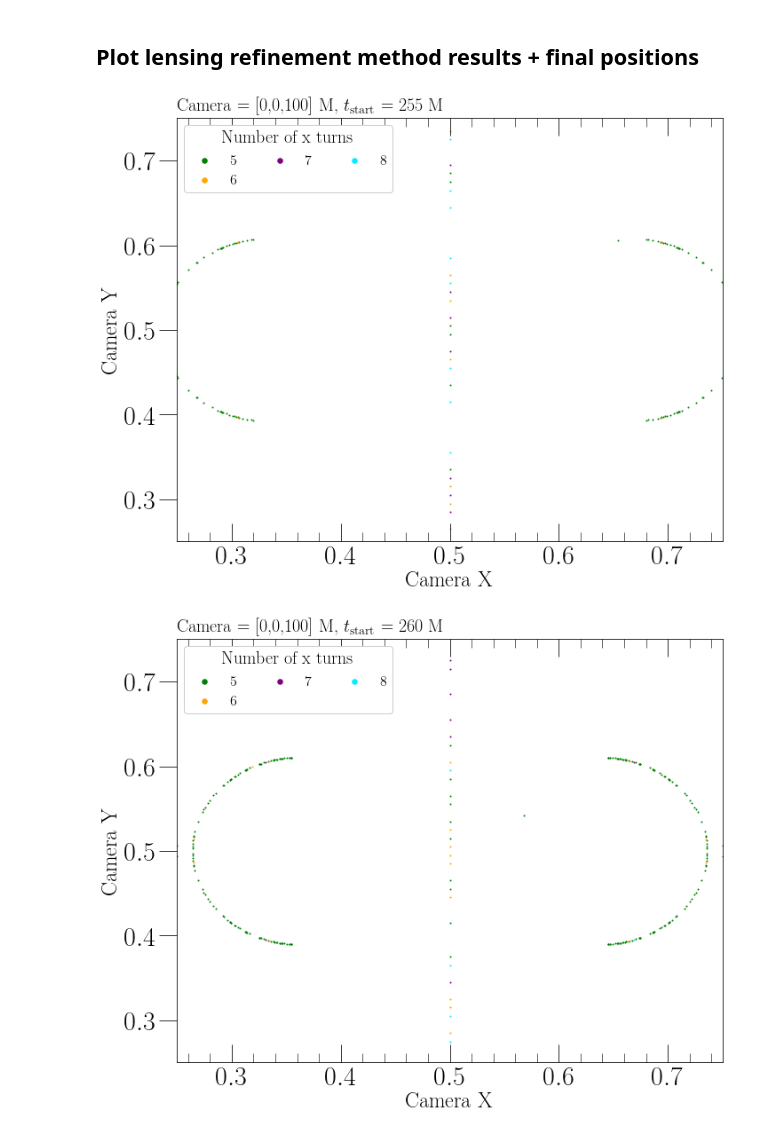
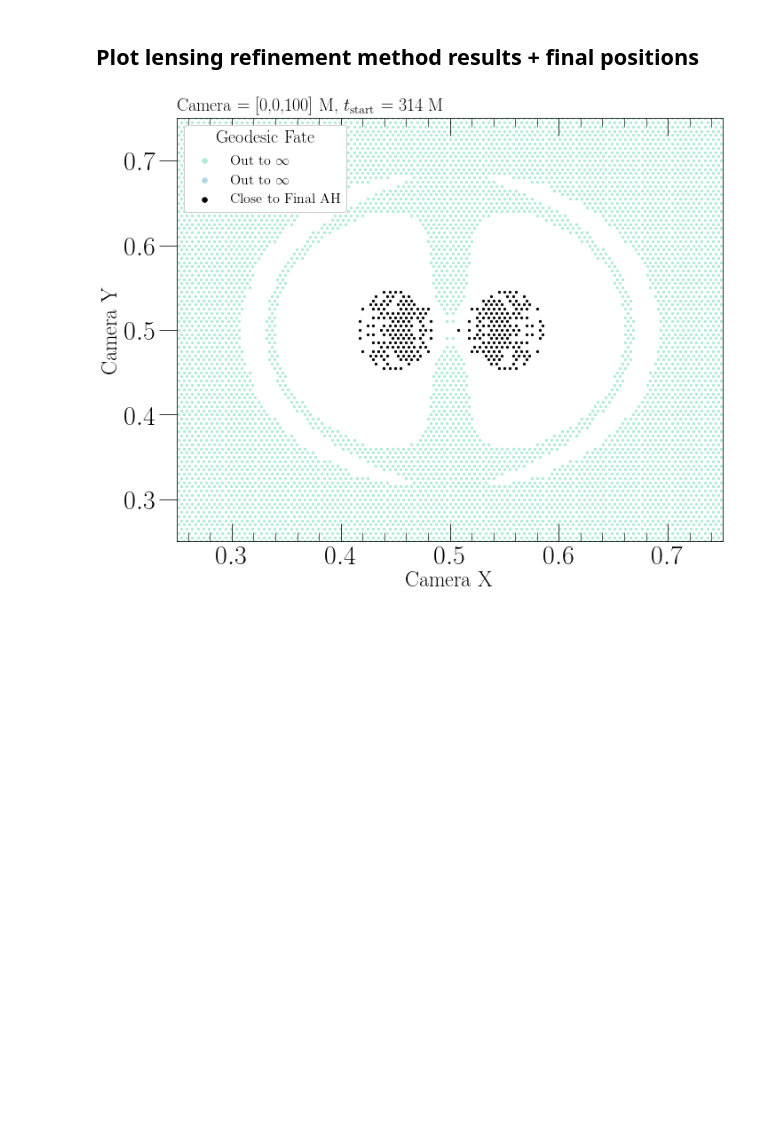
Before and after one commit to mariaokounkova/TracingMerger, a Jupyter notebook: InterestingLoops.ipynb, the cells around one changed output. Saved outputs shown, nothing was run; the diff lists cells and outputs as text; code cells hidden in the pictures; blank space fills up the shorter version.

Commit message:
Polished plot colors and legends

```diff
--- a/InterestingLoops.ipynb
+++ b/InterestingLoops.ipynb
@@ -116,6 +116,13 @@ def read_horizon_trajectories(Horizon):
     f = "Data/JoinedLev" + Lev + "/ApparentHorizons/Trajectory_Ah" + Horizon + ".dat"
     t, x, y, z = np.loadtxt(f, comments="#",usecols=([0,1,2,3]),unpack=True)
     return t, x, y, z
+
+def read_horizon_radii(Horizon):
+    """ Horizon is a string corresponding to the BH we're interested in [A, B, C]"""
+    f = "Data/JoinedLev" + Lev + "/ApparentHorizons/Ah" + Horizon + ".dat"
+    t, min_r, max_r = np.loadtxt(f, comments="#",usecols=([0,5,6]),unpack=True)
+    return t, min_r, max_r
+
 
 ## Build the horizon interpolants
 t_a, x_a, y_a, z_a = read_horizon_trajectories("A")
@@ -584,11 +596,11 @@ def PlotTimeTrajectories(p):
     plt.show()
 # %%
-for t_start in [255, 280]: #, 260, 265, 268.6, 269.7, 272, 275]:
+for t_start in [255, 260, 265, 270, 275]: #, 260, 265, 268.6, 269.7, 272, 275]:
     p = 'Data/TraceHeadOn_0_0_100_' + str(t_start) + '/'
     PlotTimeTrajectories(p)
 
 #PlotTimeTrajectories('Data/TraceHeadOn_0_70_70_269.7/')
 
-#PlotTimeTrajectories('Data/TraceHeadOn_0_0_100_269.7/')
+#PlotTimeTrajectories('Data/TraceHeadOn_100_0_0_269.7/')
 # %% [output]
 229
@@ -618,11 +625,11 @@ def PlotRefinementMethodResult(p, shadow=False, xturns=False):
         ahc = GrabSurfaceIndices(surface, 4)
         infty = GrabSurfaceIndices(surface, 7)
 
-        #plt.scatter(x_pos[infty], y_pos[infty], s=s, c='#aeebd8', label=r'Out to $\infty$')
-        #plt.scatter(x_pos[inf], y_pos[inf], s=s, c='lightblue', label=r'Out to $\infty$')
-        #plt.scatter(x_pos[aha], y_pos[aha], s=s, c='#00abd1', label=r'Close to AH A')
+        plt.scatter(x_pos[infty], y_pos[infty], s=s, c='#aeebd8', label=r'Out to $\infty$')
+        plt.scatter(x_pos[inf], y_pos[inf], s=s, c='lightblue', label=r'Out to $\infty$')
+        plt.scatter(x_pos[aha], y_pos[aha], s=s, c='#00abd1', label=r'Close to AH A')
         plt.scatter(x_pos[ahb], y_pos[ahb], s=s, c='#d10084', label=r'Close to AH B', picker = 1)
-        #plt.scatter(x_pos[ahc], y_pos[ahc], s=s, c='black', label=r'Close to Final AH')
+        plt.scatter(x_pos[ahc], y_pos[ahc], s=s, c='black', label=r'Close to Final AH')
 
         #tolerance = 1 # points
         #ax.plot(range(10), 'o', picker=tolerance)
@@ -638,7 +645,7 @@ def PlotRefinementMethodResult(p, shadow=False, xturns=False):
 
         s = 1.0
         nums = [1, 2, 3, 4, 5, 6, 7]
-        nums = [5, 6, 7, 8]
+        #nums = [5, 6, 7, 8]
         cs = ['green', 'orange', 'purple', '#00eeff', 'black', 'blue', 'red', 'yellow', 'black']
 
         for num, color in zip(nums, cs):
@@ -678,10 +685,11 @@ def PlotRefinementMethodResult(p, shadow=False, xturns=False):
     plt.ylim(0.5 - lim, 0.5 + lim)
     plt.tight_layout()
 # %%
-#pp_arr = [255, 260, 265, 270, 280, 285, 290]
-#data_locs = ['Data/TraceHeadOn_0_0_100_' + str(pp) + '/' for pp in pp_arr]
-#for p in data_locs:
-#    PlotRefinementMethodResult(p, xturns=True)
+pp_arr = [314]
+data_locs = ['Data/TraceHeadOn_0_0_100_' + str(pp) + '/' for pp in pp_arr]
+for p in data_locs:
+    PlotRefinementMethodResult(p, shadow=True)
+
+#PlotRefinementMethodResult('Data/TraceHeadOn_100_0_0_269.7/', xturns=True)
 # %% [output]
-[figure, old version]
+[figure, new version]
-[figure, removed]
```
Also changed, not shown: parts of 5 cells of this notebook, 2 other files.
